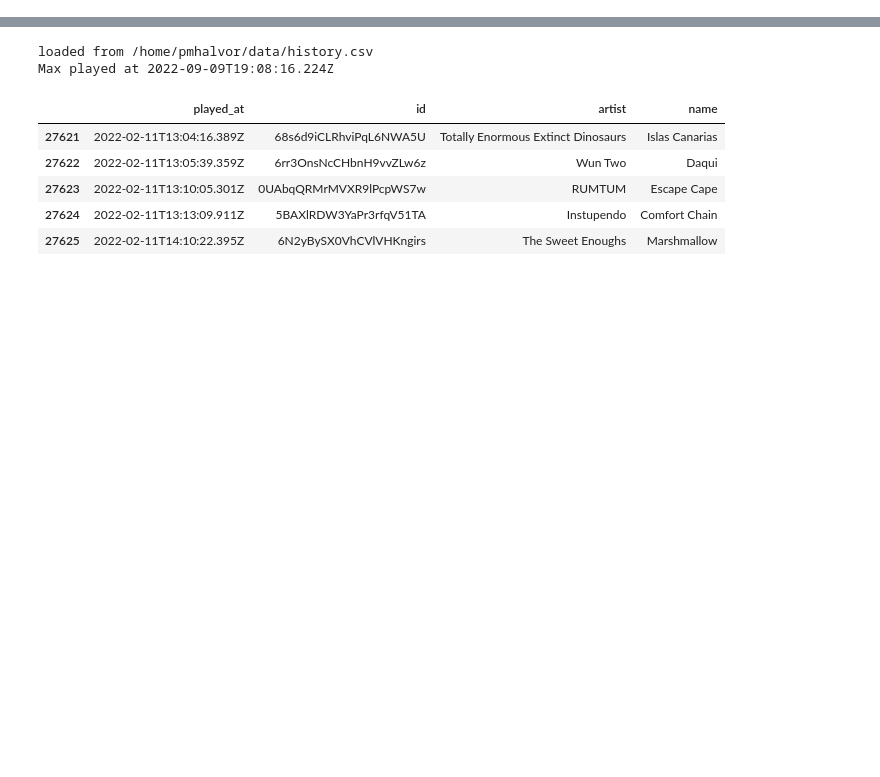
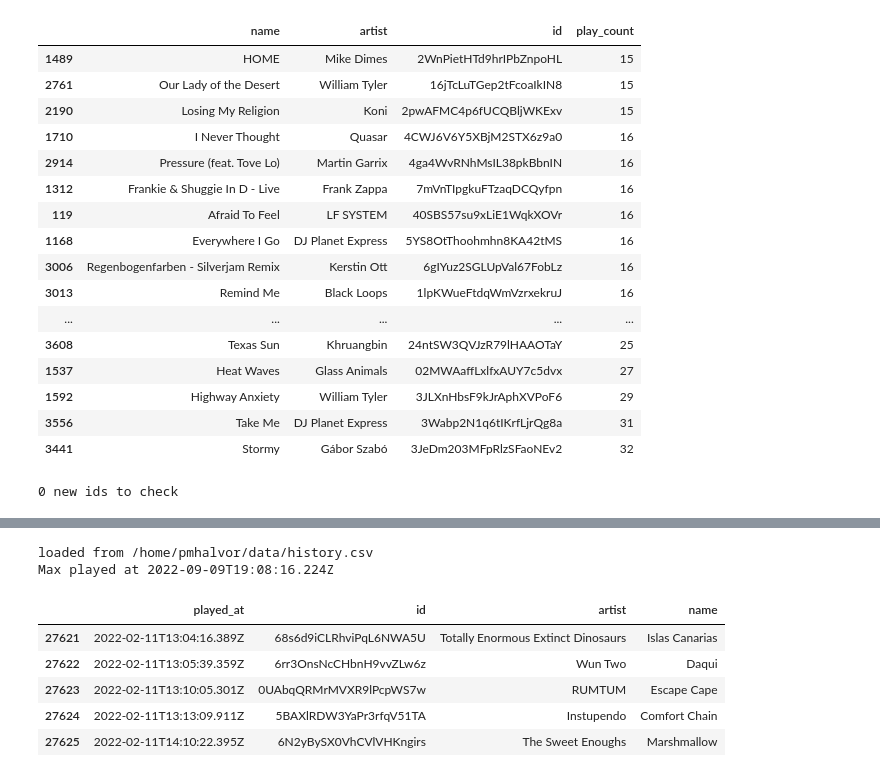
Before and after one commit to pmhalvor/website, a Jupyter notebook: radio/debug-plots.ipynb, the cells around one changed output, grey strips where cells are left out. Saved outputs shown, nothing was run; the diff lists cells and outputs as text; code cells hidden in the pictures; blank space fills up the shorter version.

```diff
--- a/radio/debug-plots.ipynb
+++ b/radio/debug-plots.ipynb
@@ -24,0 +43,2 @@ from worker.authorize import get_token
+# %%
+name_artist = df.groupby(['name', 'artist', 'id'])  # TODO: maybe ids in front?
@@ -24,0 +61,2 @@ from worker.authorize import get_token
+# %%
+_counts = name_artist.size().reset_index(name='play_count')
@@ -24,0 +87,24 @@ from worker.authorize import get_token
+# %%
+top_songs
+# %% [output]
+|  | name | artist | id | play_count |
+| 1489 | HOME | Mike Dimes | 2WnPietHTd9hrIPbZnpoHL | 15 |
+| 2761 | Our Lady of the Desert | William Tyler | 16jTcLuTGep2tFcoaIkIN8 | 15 |
+| 2190 | Losing My Religion | Koni | 2pwAFMC4p6fUCQBljWKExv | 15 |
+| 1710 | I Never Thought | Quasar | 4CWJ6V6Y5XBjM2STX6z9a0 | 16 |
+| 2914 | Pressure (feat. Tove Lo) | Martin Garrix | 4ga4WvRNhMsIL38pkBbnIN | 16 |
+| 1312 | Frankie & Shuggie In D - Live | Frank Zappa | 7mVnTIpgkuFTzaqDCQyfpn | 16 |
+| 119 | Afraid To Feel | LF SYSTEM | 40SBS57su9xLiE1WqkXOVr | 16 |
+| 1168 | Everywhere I Go | DJ Planet Express | 5YS8OtThoohmhn8KA42tMS | 16 |
+| 3006 | Regenbogenfarben - Silverjam Remix | Kerstin Ott | 6gIYuz2SGLUpVal67FobLz | 16 |
+| 3013 | Remind Me | Black Loops | 1lpKWueFtdqWmVzrxekruJ | 16 |
+| ... | ... | ... | ... | ... |
+| 3608 | Texas Sun | Khruangbin | 24ntSW3QVJzR79lHAAOTaY | 25 |
+| 1537 | Heat Waves | Glass Animals | 02MWAaffLxlfxAUY7c5dvx | 27 |
+| 1592 | Highway Anxiety | William Tyler | 3JLXnHbsF9kJrAphXVPoF6 | 29 |
+| 3556 | Take Me | DJ Planet Express | 3Wabp2N1q6tIKrfLjrQg8a | 31 |
+| 3441 | Stormy | Gábor Szabó | 3JeDm203MFpRlzSFaoNEv2 | 32 |
+# %%
+durations = get_durations(list(set(top_songs.id)))
+# %% [output]
+0 new ids to check
```
Also changed, not shown: parts of 61 cells of this notebook, 3 other files.
